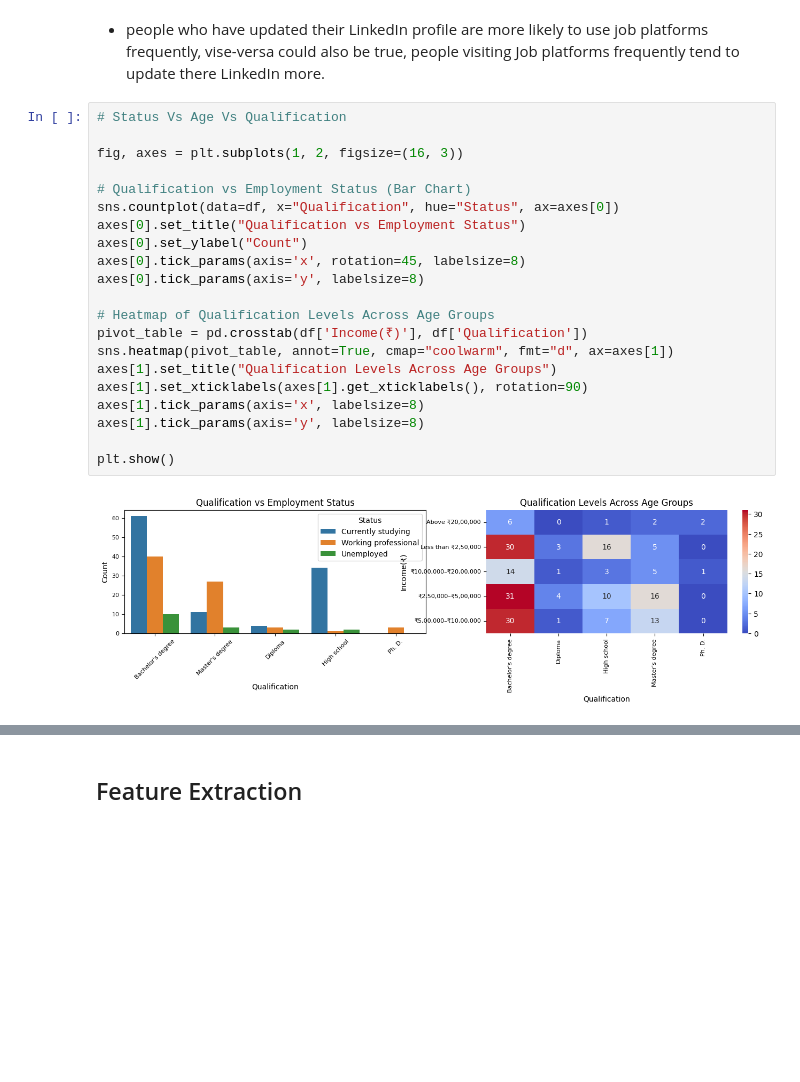
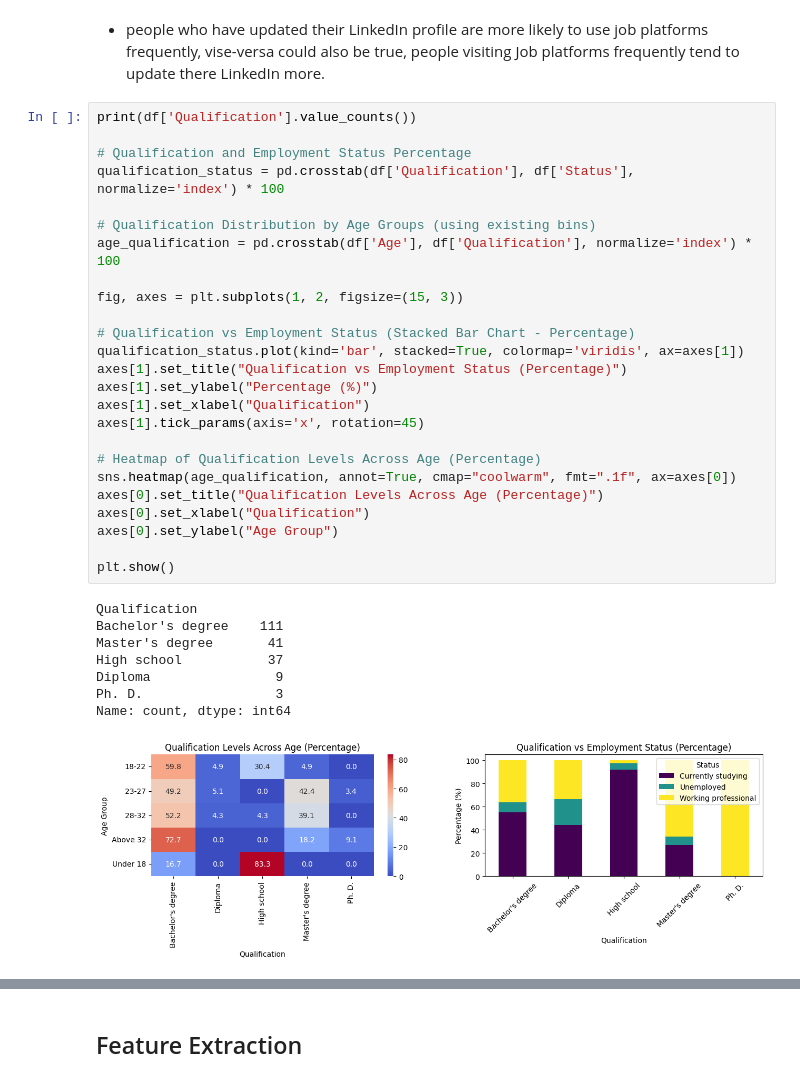
Before and after one commit to singh-nilesh/homework, a Jupyter notebook: EDA.ipynb, the cells around one changed output, grey strips where cells are left out. Drawn from its saved outputs; the diff is of its cells as text; blank space fills up the shorter version.

```diff
--- a/EDA.ipynb
+++ b/EDA.ipynb
@@ -215,29 +215,40 @@ plt.show()
 [figure]
 # %% [markdown]
 - people who have updated their LinkedIn profile are more likely to use job platforms frequently, vise-versa could also be true, people visiting Job platforms frequently tend to update there LinkedIn more.
-# %%
-# Status Vs Age Vs Qualification
-
-fig, axes = plt.subplots(1, 2, figsize=(16, 3))
-
-# Qualification vs Employment Status (Bar Chart)
-sns.countplot(data=df, x="Qualification", hue="Status", ax=axes[0])
-axes[0].set_title("Qualification vs Employment Status")
-axes[0].set_ylabel("Count")
-axes[0].tick_params(axis='x', rotation=45, labelsize=8)
-axes[0].tick_params(axis='y', labelsize=8)
-
-# Heatmap of Qualification Levels Across Age Groups
-pivot_table = pd.crosstab(df['Income(₹)'], df['Qualification'])
-sns.heatmap(pivot_table, annot=True, cmap="coolwarm", fmt="d", ax=axes[1])
-axes[1].set_title("Qualification Levels Across Age Groups")
-axes[1].set_xticklabels(axes[1].get_xticklabels(), rotation=90)
-axes[1].tick_params(axis='x', labelsize=8)
-axes[1].tick_params(axis='y', labelsize=8)
-
-plt.show()
-# %% [output]
-[figure, removed]
+# %%
+print(df['Qualification'].value_counts())
+
+# Qualification and Employment Status Percentage
+qualification_status = pd.crosstab(df['Qualification'], df['Status'], normalize='index') * 100
+
+# Qualification Distribution by Age Groups (using existing bins)
+age_qualification = pd.crosstab(df['Age'], df['Qualification'], normalize='index') * 100
+
+fig, axes = plt.subplots(1, 2, figsize=(15, 3))
+
+# Qualification vs Employment Status (Stacked Bar Chart - Percentage)
+qualification_status.plot(kind='bar', stacked=True, colormap='viridis', ax=axes[1])
+axes[1].set_title("Qualification vs Employment Status (Percentage)")
+axes[1].set_ylabel("Percentage (%)")
+axes[1].set_xlabel("Qualification")
+axes[1].tick_params(axis='x', rotation=45)
+
+# Heatmap of Qualification Levels Across Age (Percentage)
+sns.heatmap(age_qualification, annot=True, cmap="coolwarm", fmt=".1f", ax=axes[0])
+axes[0].set_title("Qualification Levels Across Age (Percentage)")
+axes[0].set_xlabel("Qualification")
+axes[0].set_ylabel("Age Group")
+
+plt.show()
+# %% [output]
+Qualification
+Bachelor's degree    111
+Master's degree       41
+High school           37
+Diploma                9
+Ph. D.                 3
+Name: count, dtype: int64
+[figure, added]
 # %% [markdown]
 - Bachelor's degree is the most common qualification, after which most people Seek some kind of employment, even if they are pursuing further studies
 - Students at age group(23-27) View Earning More Import that Further studies.
```
Also changed, not shown: parts of 16 cells of this notebook.
